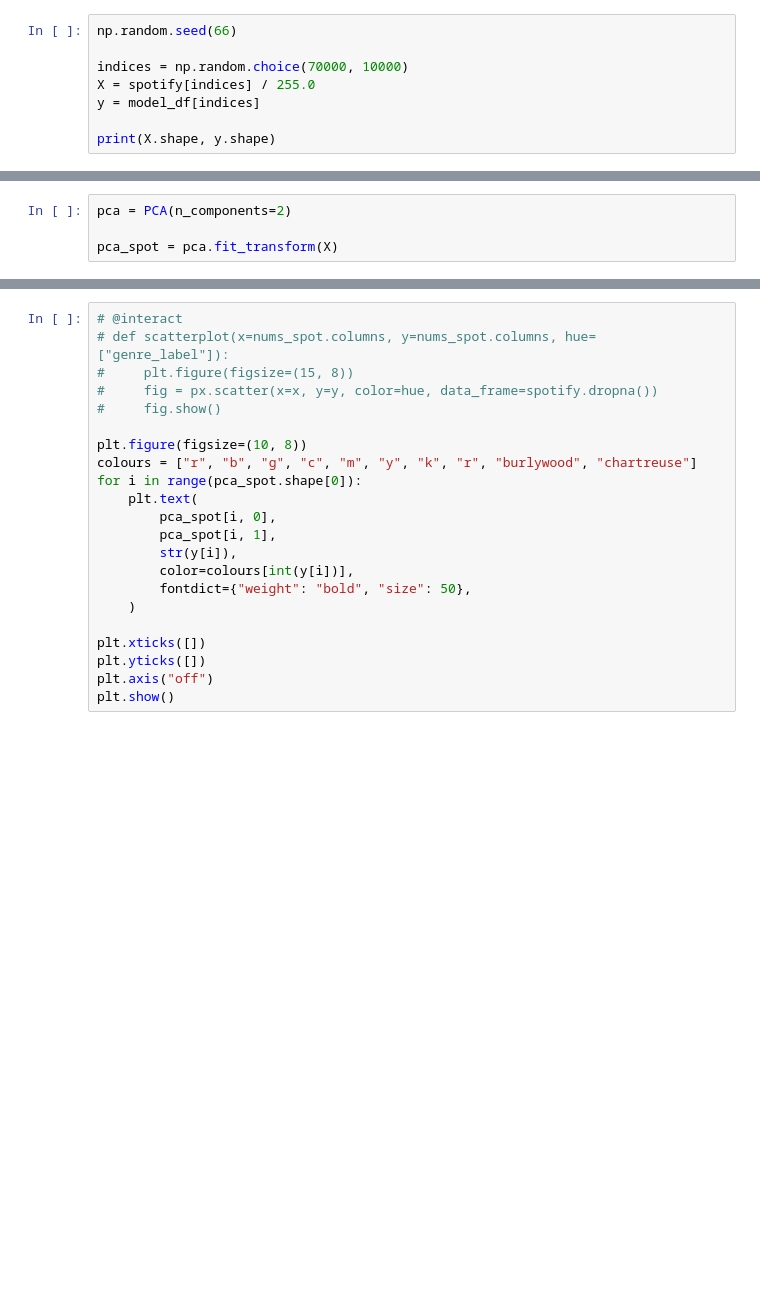
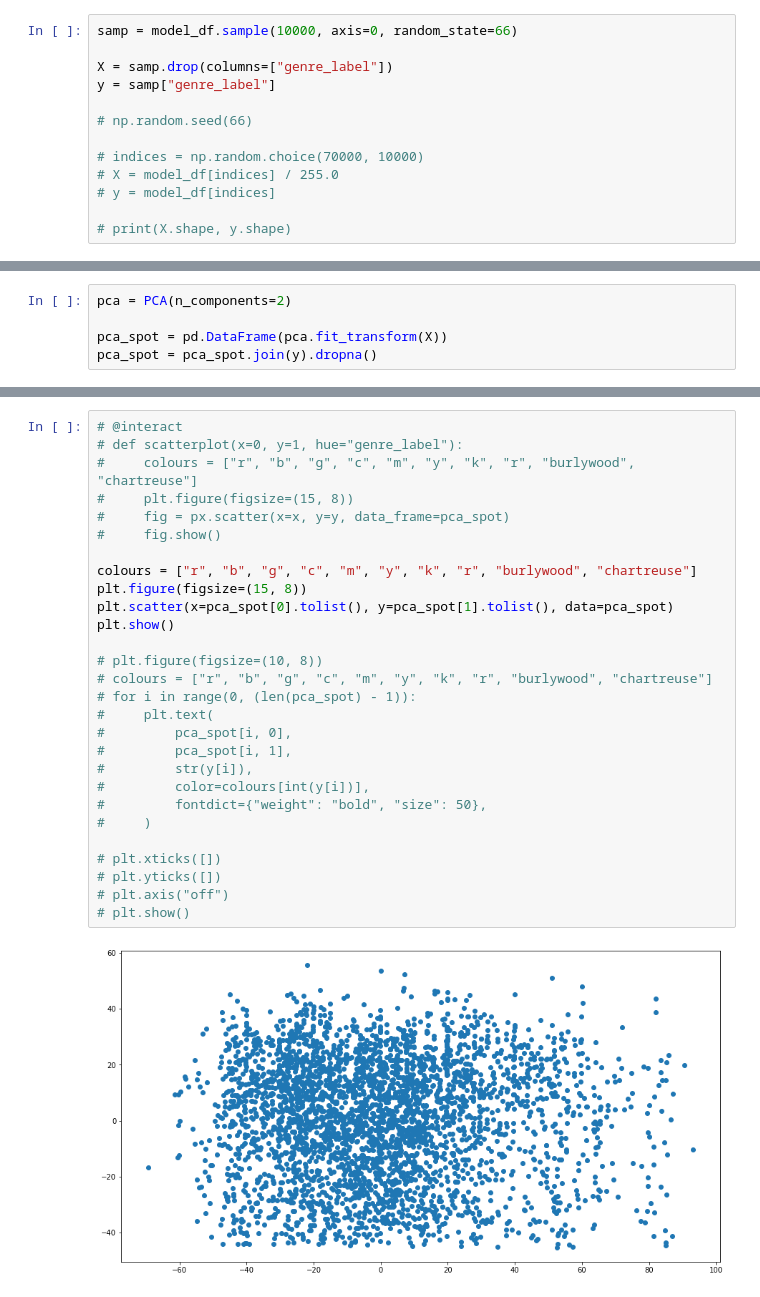
Before and after one commit to ssmcnatt/unsupervised-learning-cap03, a Jupyter notebook: music-genre-analysis.ipynb, the cells around one changed output, grey strips where cells are left out. Cells and saved outputs as stored; diff of their text form; blank space fills up the shorter version.

```diff
--- a/music-genre-analysis.ipynb
+++ b/music-genre-analysis.ipynb
@@ -282,10 +289,15 @@ Length: 18177, dtype: int8
 [interactive output not drawn]
 # %%
-np.random.seed(66)
+samp = model_df.sample(10000, axis=0, random_state=66)
 
-indices = np.random.choice(70000, 10000)
-X = spotify[indices] / 255.0
-y = model_df[indices]
+X = samp.drop(columns=["genre_label"])
+y = samp["genre_label"]
 
-print(X.shape, y.shape)
+# np.random.seed(66)
+
+# indices = np.random.choice(70000, 10000)
+# X = model_df[indices] / 255.0
+# y = model_df[indices]
+
+# print(X.shape, y.shape)
 # %% [output]
@@ -297,4 +322,5 @@ y
 # %%
 pca = PCA(n_components=2)
 
-pca_spot = pca.fit_transform(X)
+pca_spot = pd.DataFrame(pca.fit_transform(X))
+pca_spot = pca_spot.join(y).dropna()
@@ -301,22 +345,30 @@ pca_spot = pca.fit_transform(X)
 # %%
 # @interact
-# def scatterplot(x=nums_spot.columns, y=nums_spot.columns, hue=["genre_label"]):
+# def scatterplot(x=0, y=1, hue="genre_label"):
+#     colours = ["r", "b", "g", "c", "m", "y", "k", "r", "burlywood", "chartreuse"]
 #     plt.figure(figsize=(15, 8))
-#     fig = px.scatter(x=x, y=y, color=hue, data_frame=spotify.dropna())
+#     fig = px.scatter(x=x, y=y, data_frame=pca_spot)
 #     fig.show()
 
-plt.figure(figsize=(10, 8))
 colours = ["r", "b", "g", "c", "m", "y", "k", "r", "burlywood", "chartreuse"]
-for i in range(pca_spot.shape[0]):
-    plt.text(
-        pca_spot[i, 0],
-        pca_spot[i, 1],
-        str(y[i]),
-        color=colours[int(y[i])],
-        fontdict={"weight": "bold", "size": 50},
-    )
+plt.figure(figsize=(15, 8))
+plt.scatter(x=pca_spot[0].tolist(), y=pca_spot[1].tolist(), data=pca_spot)
+plt.show()
 
-plt.xticks([])
-plt.yticks([])
-plt.axis("off")
-plt.show()
+# plt.figure(figsize=(10, 8))
+# colours = ["r", "b", "g", "c", "m", "y", "k", "r", "burlywood", "chartreuse"]
+# for i in range(0, (len(pca_spot) - 1)):
+#     plt.text(
+#         pca_spot[i, 0],
+#         pca_spot[i, 1],
+#         str(y[i]),
+#         color=colours[int(y[i])],
+#         fontdict={"weight": "bold", "size": 50},
+#     )
+
+# plt.xticks([])
+# plt.yticks([])
+# plt.axis("off")
+# plt.show()
+# %% [output]
+[figure, added]
```
Also changed, not shown: parts of 15 cells of this notebook.
